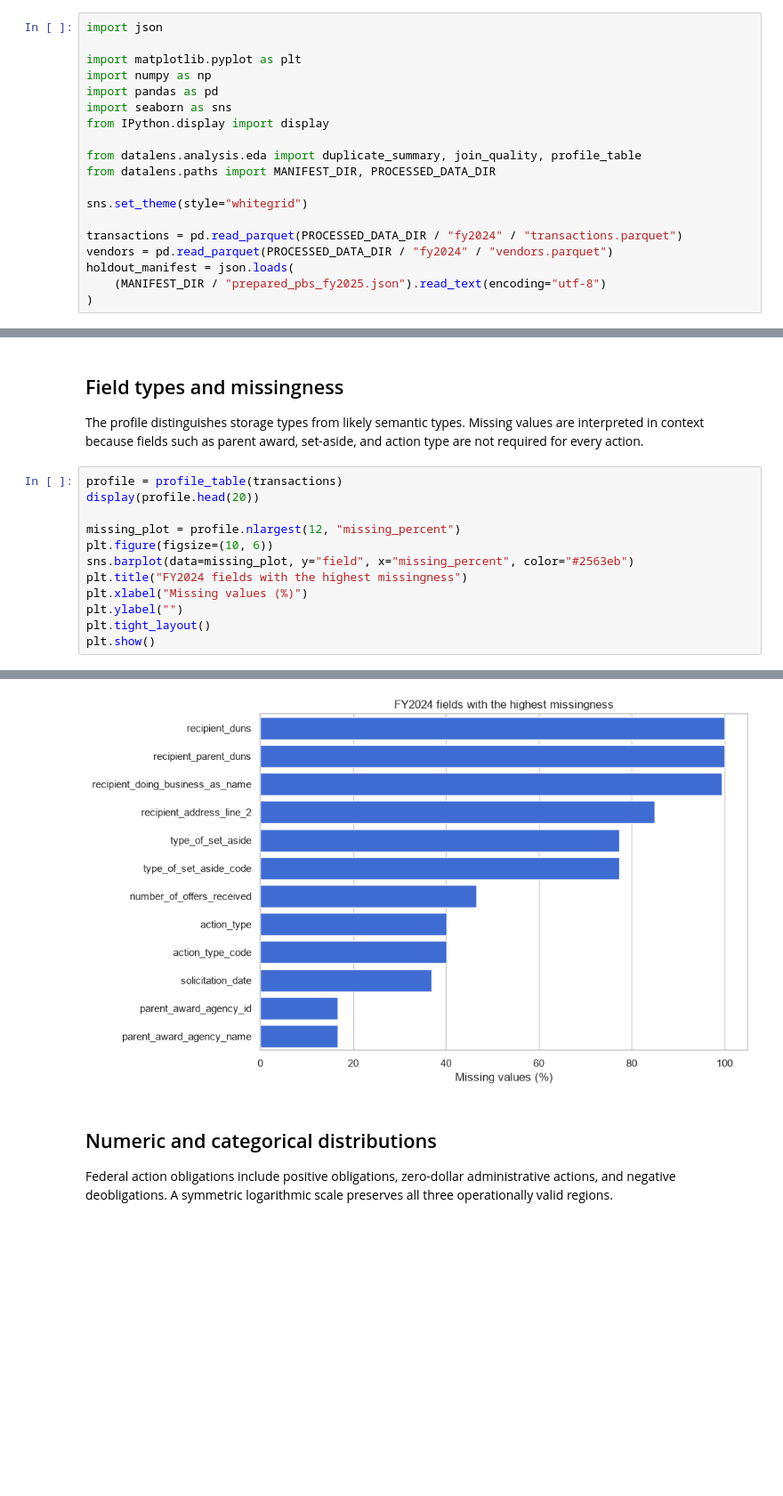
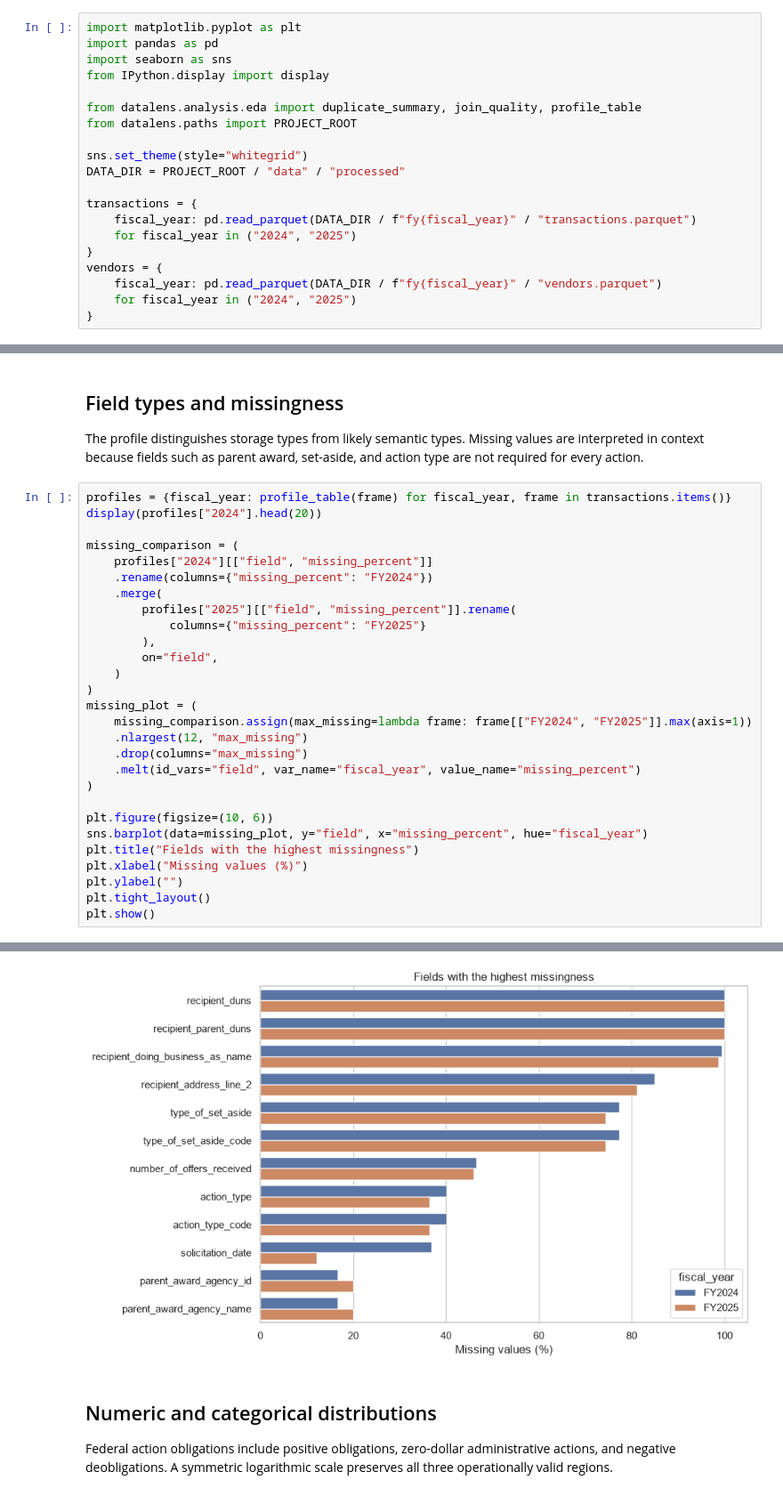
Before and after one commit to ibikigosu/DataLens, a Jupyter notebook: notebooks/01_usaspending_pbs_eda.ipynb, the cells around one changed output, grey strips where cells are left out. Shown at 89% size. Saved outputs shown, nothing was run; the diff lists cells and outputs as text; blank space fills up the shorter version.

```diff
--- a/notebooks/01_usaspending_pbs_eda.ipynb
+++ b/notebooks/01_usaspending_pbs_eda.ipynb
@@ -8,22 +7,23 @@ Naturally unusual records are not labeled as defects without supporting evidence
 # %%
-import json
-
 import matplotlib.pyplot as plt
-import numpy as np
 import pandas as pd
 import seaborn as sns
 from IPython.display import display
 
 from datalens.analysis.eda import duplicate_summary, join_quality, profile_table
-from datalens.paths import MANIFEST_DIR, PROCESSED_DATA_DIR
+from datalens.paths import PROJECT_ROOT
 
 sns.set_theme(style="whitegrid")
+DATA_DIR = PROJECT_ROOT / "data" / "processed"
 
-transactions = pd.read_parquet(PROCESSED_DATA_DIR / "fy2024" / "transactions.parquet")
-vendors = pd.read_parquet(PROCESSED_DATA_DIR / "fy2024" / "vendors.parquet")
-holdout_manifest = json.loads(
-    (MANIFEST_DIR / "prepared_pbs_fy2025.json").read_text(encoding="utf-8")
-)
+transactions = {
+    fiscal_year: pd.read_parquet(DATA_DIR / f"fy{fiscal_year}" / "transactions.parquet")
+    for fiscal_year in ("2024", "2025")
+}
+vendors = {
+    fiscal_year: pd.read_parquet(DATA_DIR / f"fy{fiscal_year}" / "vendors.parquet")
+    for fiscal_year in ("2024", "2025")
+}
 # %% [markdown]
 ## Shape, grain, and relationships
 
@@ -72,36 +70,52 @@ FY2024 join quality: {'transaction_rows': 22064, 'vendor_rows': 1785, 'missing_v
 The profile distinguishes storage types from likely semantic types.
 Missing values are interpreted in context because fields such as parent award, set-aside, and action type are not required for every action.
 # %%
-profile = profile_table(transactions)
-display(profile.head(20))
+profiles = {fiscal_year: profile_table(frame) for fiscal_year, frame in transactions.items()}
+display(profiles["2024"].head(20))
 
-missing_plot = profile.nlargest(12, "missing_percent")
+missing_comparison = (
+    profiles["2024"][["field", "missing_percent"]]
+    .rename(columns={"missing_percent": "FY2024"})
+    .merge(
+        profiles["2025"][["field", "missing_percent"]].rename(
+            columns={"missing_percent": "FY2025"}
+        ),
+        on="field",
+    )
+)
+missing_plot = (
+    missing_comparison.assign(max_missing=lambda frame: frame[["FY2024", "FY2025"]].max(axis=1))
+    .nlargest(12, "max_missing")
+    .drop(columns="max_missing")
+    .melt(id_vars="field", var_name="fiscal_year", value_name="missing_percent")
+)
+
 plt.figure(figsize=(10, 6))
-sns.barplot(data=missing_plot, y="field", x="missing_percent", color="#2563eb")
-plt.title("FY2024 fields with the highest missingness")
+sns.barplot(data=missing_plot, y="field", x="missing_percent", hue="fiscal_year")
+plt.title("Fields with the highest missingness")
 plt.xlabel("Missing values (%)")
 plt.ylabel("")
 plt.tight_layout()
 plt.show()
 # %% [output]
 |  | field | dtype | semantic_type | missing_count | missing_percent | unique_count |
 | 0 | recipient_duns | string | categorical | 22064 | 100.000 | 0 |
 | 1 | recipient_parent_duns | string | categorical | 22064 | 100.000 | 0 |
 | 2 | recipient_doing_business_as_name | string | categorical | 21936 | 99.420 | 39 |
 | 3 | recipient_address_line_2 | string | categorical | 18750 | 84.980 | 169 |
 | 4 | type_of_set_aside | string | categorical | 17071 | 77.370 | 11 |
 | 5 | type_of_set_aside_code | string | identifier | 17071 | 77.370 | 11 |
 | 6 | number_of_offers_received | Int64 | numeric | 10256 | 46.483 | 38 |
 | 7 | action_type | string | categorical | 8843 | 40.079 | 16 |
 | 8 | action_type_code | string | identifier | 8843 | 40.079 | 16 |
 | 9 | solicitation_date | datetime64[ns, UTC] | date | 8137 | 36.879 | 1225 |
 | ... | ... | ... | ... | ... | ... | ... |
 | 15 | extent_competed_code | string | identifier | 2 | 0.009 | 6 |
 | 16 | recipient_state_code | string | identifier | 1 | 0.005 | 53 |
 | 17 | solicitation_procedures | string | categorical | 1 | 0.005 | 8 |
 | 18 | solicitation_procedures_code | string | identifier | 1 | 0.005 | 8 |
 | 19 | transaction_description | string | text | 1 | 0.005 | 21188 |
-[figure, old version]
+[figure, new version]
 # %% [markdown]
 ## Numeric and categorical distributions
 
```
Also changed, not shown: parts of 7 cells of this notebook, 21 other files.
